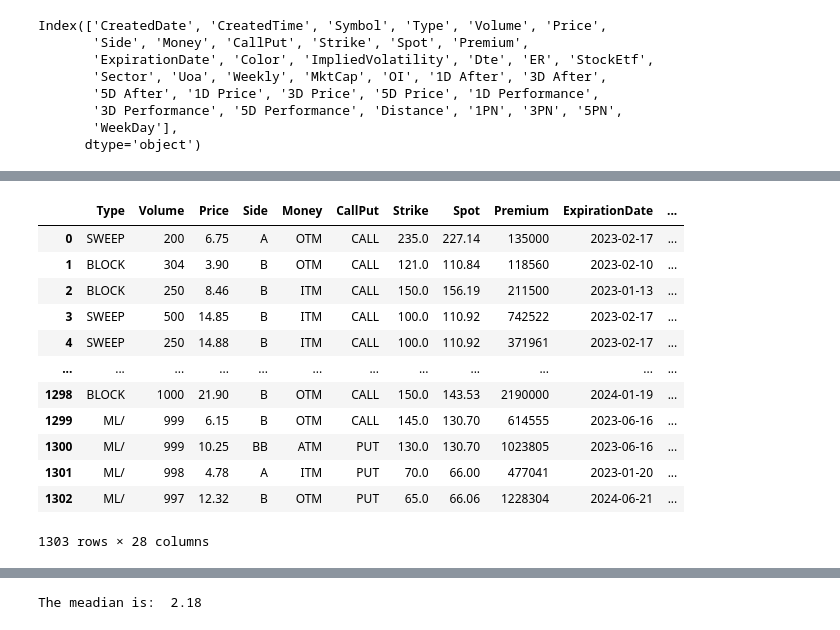
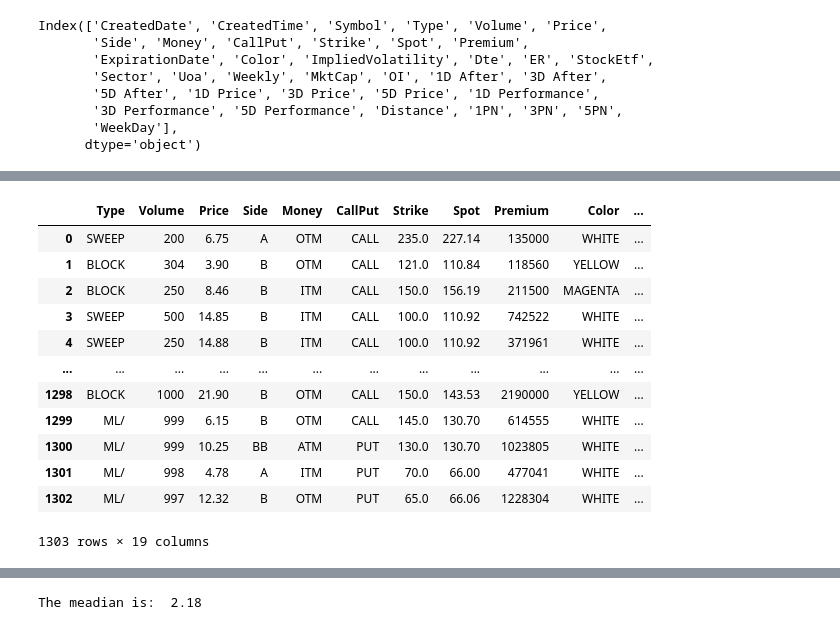
Before and after one commit to InsightQod/Derivatives, a Jupyter notebook: Sector_EDA.ipynb, the cells around one changed output, grey strips where cells are left out. Cells and saved outputs as stored; diff of their text form; code cells hidden in the pictures.

```diff
--- a/Sector_EDA.ipynb
+++ b/Sector_EDA.ipynb
@@ -554,27 +563,27 @@ Index(['CreatedDate', 'CreatedTime', 'Symbol', 'Type', 'Volume', 'Price',
 # %%
 # Specify the list of column names you want to extract
 columns_to_keep = ['Type', 'Volume', 'Price',
        'Side', 'Money', 'CallPut', 'Strike', 'Spot', 'Premium',
-       'ExpirationDate', 'Color', 'ImpliedVolatility', 'Dte', 'ER', 'StockEtf',
-       'Sector', 'Uoa', 'Weekly', 'MktCap', 'OI', '1D Performance',
-       '3D Performance', '5D Performance', 'Distance','1PN', '3PN', '5PN','WeekDay']
+       'Color','ImpliedVolatility', 'Dte', 'ER',
+       'Uoa', 'Weekly', 'MktCap', 'OI',
+       'Distance','1PN']
 
 # Extract the specified columns from the original dataset
 necessary_data = sector_data[columns_to_keep]
 necessary_data
 
 # Or perform any other analysis on the extracted columns
 # %% [output]
-|  | Type | Volume | Price | Side | Money | CallPut | Strike | Spot | Premium | ExpirationDate | ... |
-| 0 | SWEEP | 200 | 6.75 | A | OTM | CALL | 235.0 | 227.14 | 135000 | 2023-02-17 | ... |
-| 1 | BLOCK | 304 | 3.90 | B | OTM | CALL | 121.0 | 110.84 | 118560 | 2023-02-10 | ... |
-| 2 | BLOCK | 250 | 8.46 | B | ITM | CALL | 150.0 | 156.19 | 211500 | 2023-01-13 | ... |
-| 3 | SWEEP | 500 | 14.85 | B | ITM | CALL | 100.0 | 110.92 | 742522 | 2023-02-17 | ... |
-| 4 | SWEEP | 250 | 14.88 | B | ITM | CALL | 100.0 | 110.92 | 371961 | 2023-02-17 | ... |
+|  | Type | Volume | Price | Side | Money | CallPut | Strike | Spot | Premium | Color | ... |
+| 0 | SWEEP | 200 | 6.75 | A | OTM | CALL | 235.0 | 227.14 | 135000 | WHITE | ... |
+| 1 | BLOCK | 304 | 3.90 | B | OTM | CALL | 121.0 | 110.84 | 118560 | YELLOW | ... |
+| 2 | BLOCK | 250 | 8.46 | B | ITM | CALL | 150.0 | 156.19 | 211500 | MAGENTA | ... |
+| 3 | SWEEP | 500 | 14.85 | B | ITM | CALL | 100.0 | 110.92 | 742522 | WHITE | ... |
+| 4 | SWEEP | 250 | 14.88 | B | ITM | CALL | 100.0 | 110.92 | 371961 | WHITE | ... |
 | ... | ... | ... | ... | ... | ... | ... | ... | ... | ... | ... | ... |
-| 1298 | BLOCK | 1000 | 21.90 | B | OTM | CALL | 150.0 | 143.53 | 2190000 | 2024-01-19 | ... |
-| 1299 | ML/ | 999 | 6.15 | B | OTM | CALL | 145.0 | 130.70 | 614555 | 2023-06-16 | ... |
-| 1300 | ML/ | 999 | 10.25 | BB | ATM | PUT | 130.0 | 130.70 | 1023805 | 2023-06-16 | ... |
-| 1301 | ML/ | 998 | 4.78 | A | ITM | PUT | 70.0 | 66.00 | 477041 | 2023-01-20 | ... |
-| 1302 | ML/ | 997 | 12.32 | B | OTM | PUT | 65.0 | 66.06 | 1228304 | 2024-06-21 | ... |
+| 1298 | BLOCK | 1000 | 21.90 | B | OTM | CALL | 150.0 | 143.53 | 2190000 | YELLOW | ... |
+| 1299 | ML/ | 999 | 6.15 | B | OTM | CALL | 145.0 | 130.70 | 614555 | WHITE | ... |
+| 1300 | ML/ | 999 | 10.25 | BB | ATM | PUT | 130.0 | 130.70 | 1023805 | WHITE | ... |
+| 1301 | ML/ | 998 | 4.78 | A | ITM | PUT | 70.0 | 66.00 | 477041 | WHITE | ... |
+| 1302 | ML/ | 997 | 12.32 | B | OTM | PUT | 65.0 | 66.06 | 1228304 | WHITE | ... |
-1303 rows × 28 columns
+1303 rows × 19 columns
```
Also changed, not shown: parts of 63 cells of this notebook.
